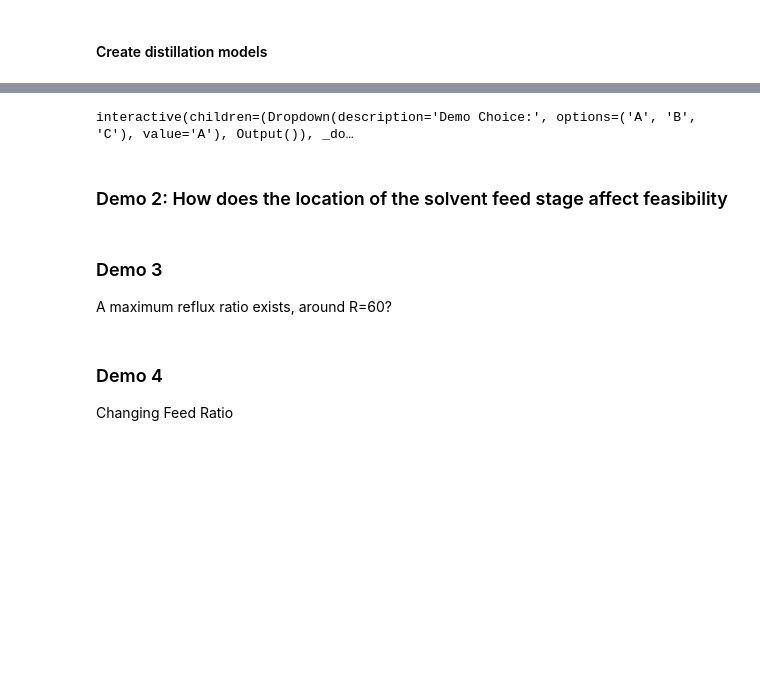
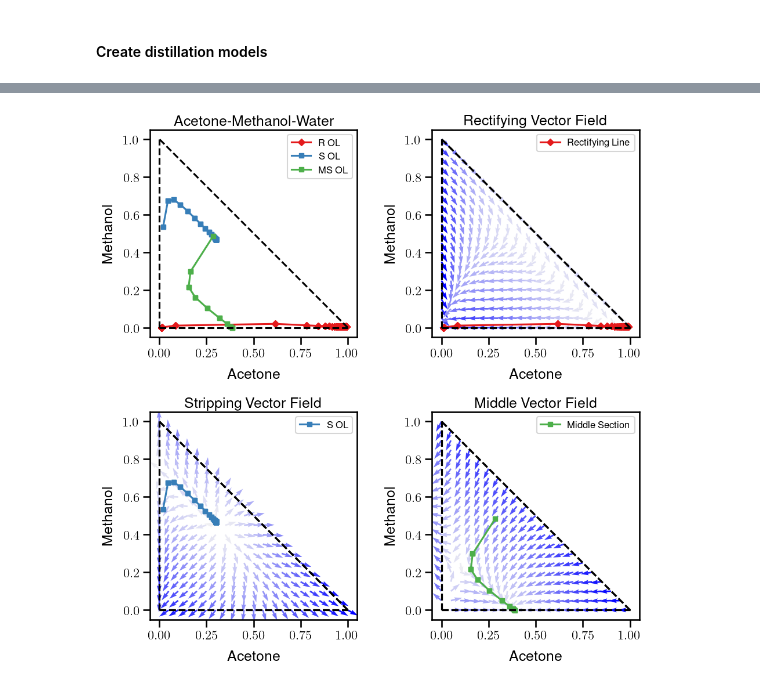
Before and after one commit to dayakaran/Ext_Distill_Sim, a Jupyter notebook: Example6.ipynb, the cells around one changed output, grey strips where cells are left out. Saved outputs shown, nothing was run; the diff lists cells and outputs as text; code cells hidden in the pictures; blank space fills up the shorter version.

```diff
--- a/Example6.ipynb
+++ b/Example6.ipynb
@@ -94,43 +160,22 @@ C:  **This text is no longer true, not sure if numbers got changed somewhere??**
 # %%
-# Create an interactive plot function
-def interactive_plot(system):
+dist_model = distillation_model_DF
+rc         = rcm_DF
 
-    dist_model = distillation_model
-    rc         = rcm
+reset_column(dist_model, 0.5, 3)
+fig, axes = plt.subplots(2, 2, figsize=(10, 10))
 
-    if system == 'A':
-        middle_start = 2
-        dist_model.set_Fr(0.5)
-        dist_model.set_r(7)
+dist_model.plot_rect_strip_comp(axes[0,0], middle_start=10)
+dist_model.plot_rect_comp  (axes[0,1])
+dist_model.plot_strip_comp  (axes[1,0])
+dist_model.plot_middle_comp  (axes[1,1], middle_start=10)
 
-    elif system == 'B':
-        middle_start = 6
-        dist_model.set_Fr(1)
-        dist_model.set_r(1.5)
+rc.plot_vector_field_rect(axes[0,1])
+rc.plot_vector_field_strip(axes[1,0])
+rc.plot_vector_field_middle(axes[1,1])
 
-    elif system == 'C':
-        middle_start = 4
-        dist_model.set_Fr(2)
-        dist_model.set_r(1)
+axes[0,0].set_title('Acetone-Methanol-Water')
 
-    fig, axes = plt.subplots(2, 2, figsize=(10, 10))
-
-    dist_model.plot_rect_strip_comp(axes[0,0], middle_start=middle_start)
-    rc.plot_vector_field_rect(axes[0,1])
-    rc.plot_vector_field_strip(axes[1,0])
-    rc.plot_vector_field_middle(axes[1,1])
-
-    axes[0,0].set_title('Acetone-Methanol-Water')
-
-    plt.tight_layout()
-    plt.show()
-
-
-system_widget = widgets.Dropdown(options=["A", "B", "C"], description='Demo Choice:', disabled=False)
-
-# Create an interactive plot with the dropdown widget
-interactive(interactive_plot,system = system_widget)
+plt.tight_layout()
+plt.show()
 # %% [output]
-interactive(children=(Dropdown(description='Demo Choice:', options=('A', 'B', 'C'), value='A'), Output()), _do…
+[figure, added]
-# %% [markdown]
-### Demo 2: How does the location of the solvent feed stage affect feasibility
@@ -173,3 +181,0 @@ interactive(interactive_plot, middle_start=middle_start_widget)
-# %% [markdown]
-### Demo 3
-A maximum reflux ratio exists, around R=60?
@@ -222,3 +181,0 @@ display(layout)
-# %% [markdown]
-### Demo 4
-Changing Feed Ratio
```
Also changed, not shown: parts of 20 cells of this notebook, 7 other files.
